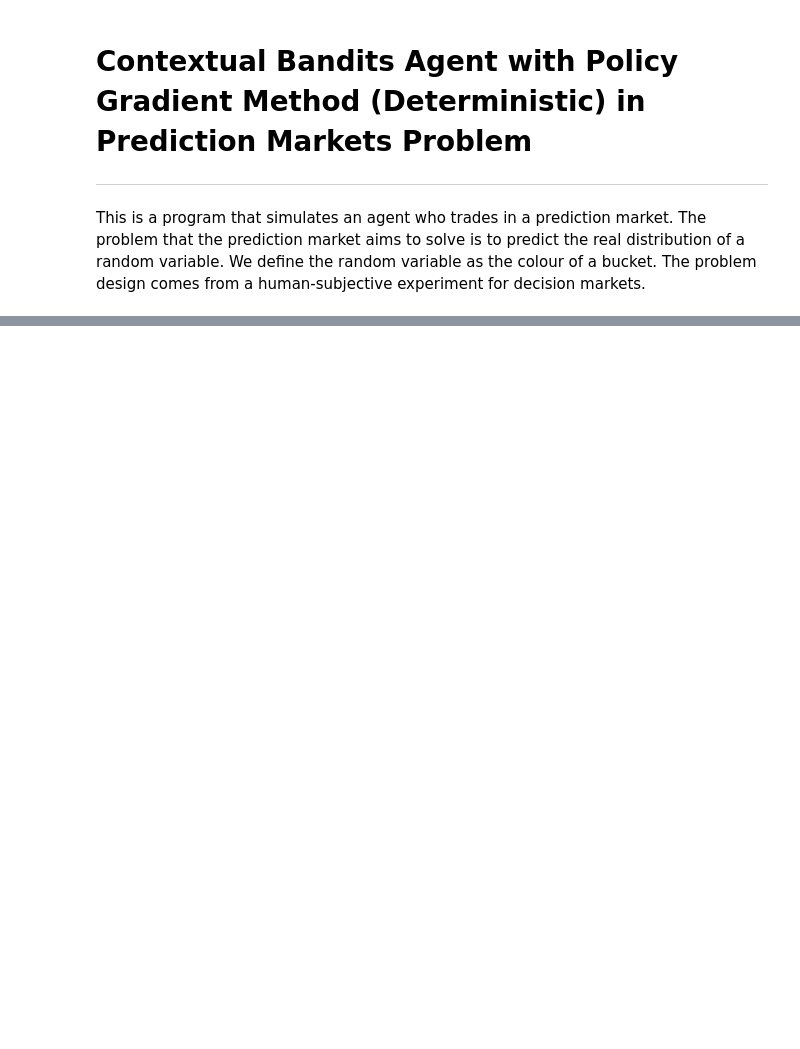
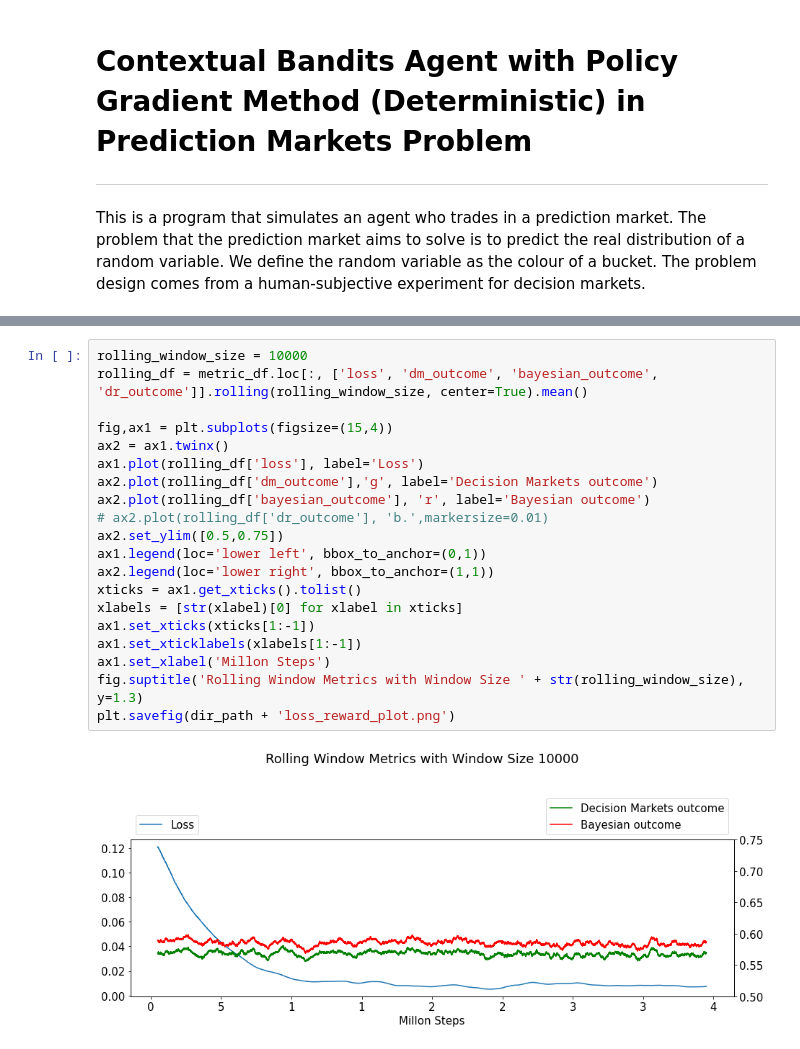
Before and after one commit to realwenlongwang/PeerPredictionPrincipalSignal, a Jupyter notebook: Deterministic_Gradient_Bandit_with_Continous_Action_Space.ipynb, the cells around one changed output, grey strips where cells are left out. Cells and saved outputs as stored; diff of their text form; blank space fills up the shorter version.

```diff
--- a/Deterministic_Gradient_Bandit_with_Continous_Action_Space.ipynb
+++ b/Deterministic_Gradient_Bandit_with_Continous_Action_Space.ipynb
@@ -71,3 +118,25 @@ plt.plot(loss_list)
+# %%
+rolling_window_size = 10000
+rolling_df = metric_df.loc[:, ['loss', 'dm_outcome', 'bayesian_outcome', 'dr_outcome']].rolling(rolling_window_size, center=True).mean()
+
+fig,ax1 = plt.subplots(figsize=(15,4))
+ax2 = ax1.twinx()
+ax1.plot(rolling_df['loss'], label='Loss')
+ax2.plot(rolling_df['dm_outcome'],'g', label='Decision Markets outcome')
+ax2.plot(rolling_df['bayesian_outcome'], 'r', label='Bayesian outcome')
+# ax2.plot(rolling_df['dr_outcome'], 'b.',markersize=0.01)
+ax2.set_ylim([0.5,0.75])
+ax1.legend(loc='lower left', bbox_to_anchor=(0,1))
+ax2.legend(loc='lower right', bbox_to_anchor=(1,1))
+xticks = ax1.get_xticks().tolist()
+xlabels = [str(xlabel)[0] for xlabel in xticks]
+ax1.set_xticks(xticks[1:-1])
+ax1.set_xticklabels(xlabels[1:-1])
+ax1.set_xlabel('Millon Steps')
+fig.suptitle('Rolling Window Metrics with Window Size ' + str(rolling_window_size), y=1.3)
+plt.savefig(dir_path + 'loss_reward_plot.png')
+# %% [output]
+[figure, added]
 # %%
 for agent in agent_list:
 #     agent.reward_history_plot()
```
Also changed, not shown: parts of 25 cells of this notebook, 4 other files.
